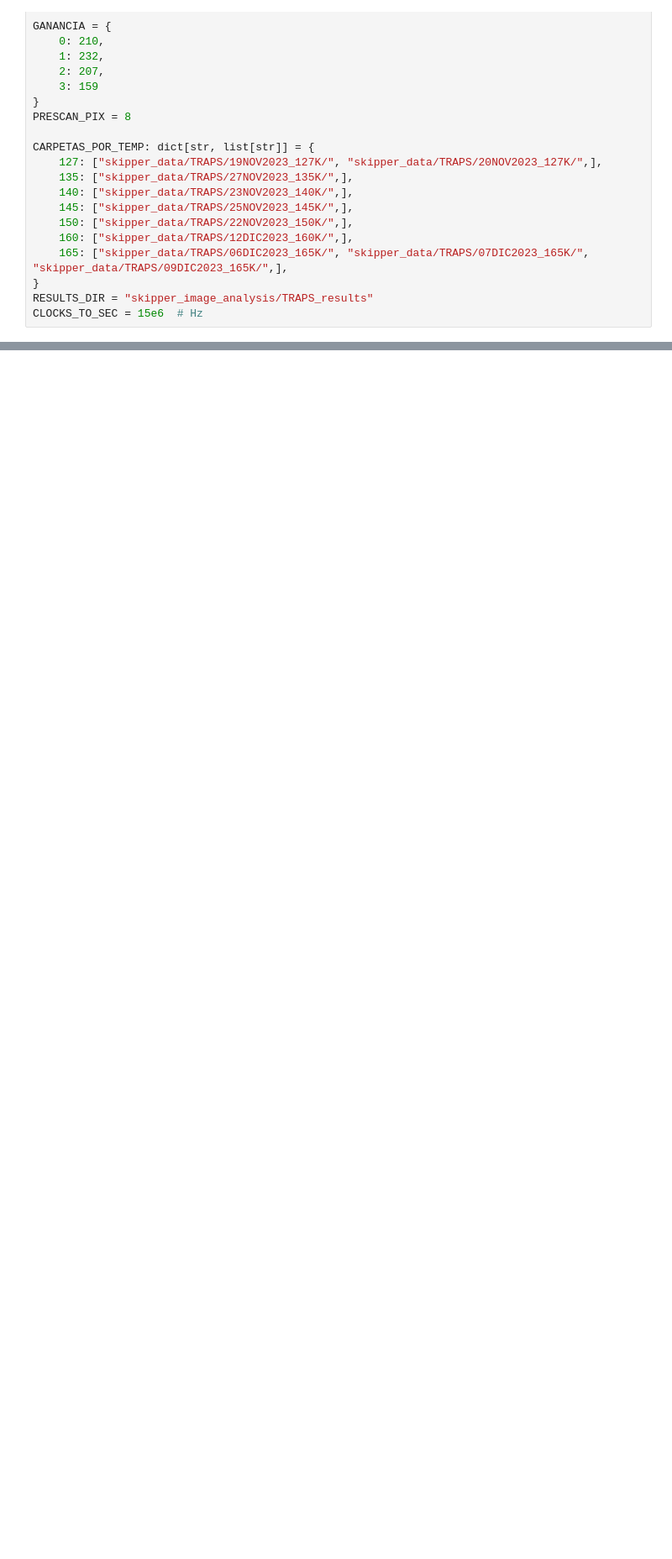
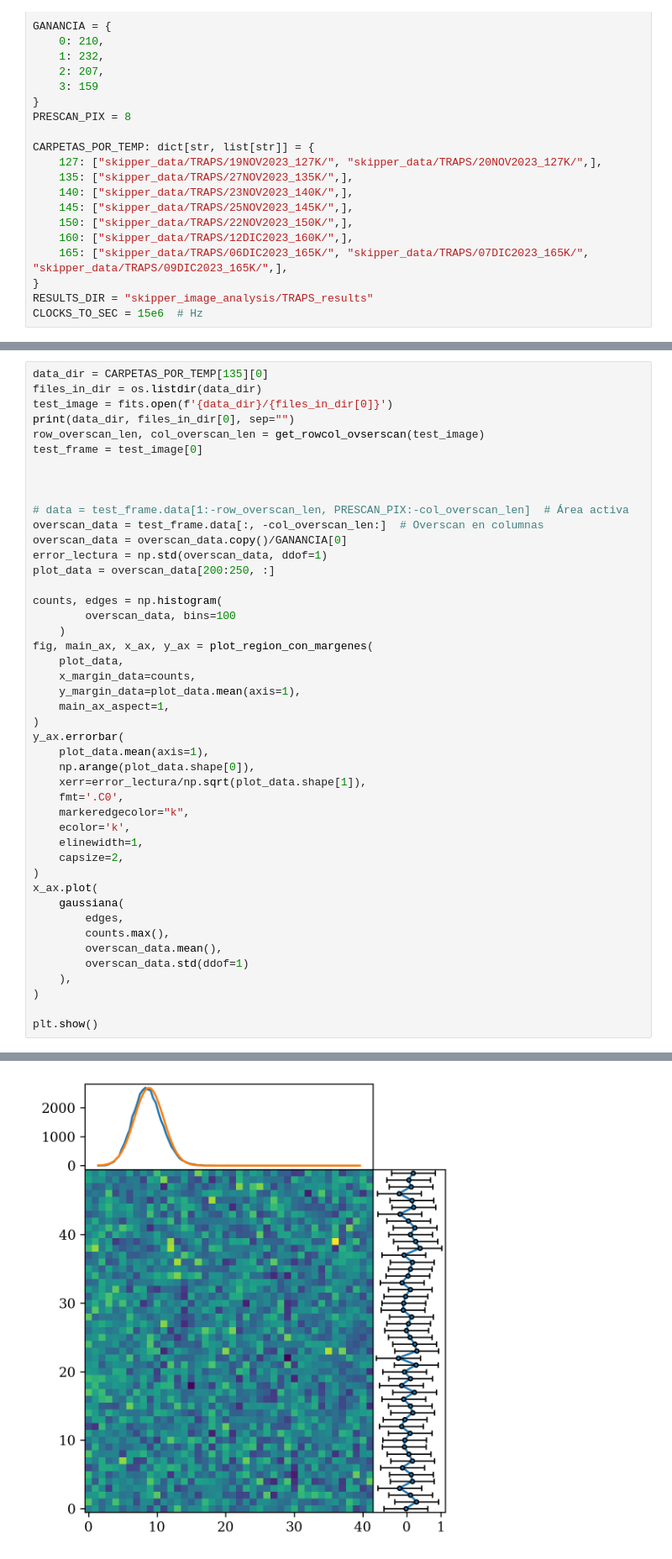
Before and after one commit to agustinbrusco/LAMBDA_Hub, a Jupyter notebook: skipper_image_analysis/reorganized_pocket_analysis.ipynb, the cells around one changed output, grey strips where cells are left out. Shown at 84% size. Saved outputs shown, nothing was run; the diff lists cells and outputs as text; blank space fills up the shorter version.

Commit message:
propagación de errores en más pasos

```diff
--- a/skipper_image_analysis/reorganized_pocket_analysis.ipynb
+++ b/skipper_image_analysis/reorganized_pocket_analysis.ipynb
@@ -58,0 +97,46 @@ CLOCKS_TO_SEC = 15e6  # Hz
+# %%
+data_dir = CARPETAS_POR_TEMP[135][0]
+files_in_dir = os.listdir(data_dir)
+test_image = fits.open(f'{data_dir}/{files_in_dir[0]}')
+print(data_dir, files_in_dir[0], sep="")
+row_overscan_len, col_overscan_len = get_rowcol_ovserscan(test_image)
+test_frame = test_image[0]
+
+
+
+# data = test_frame.data[1:-row_overscan_len, PRESCAN_PIX:-col_overscan_len]  # Área activa
+overscan_data = test_frame.data[:, -col_overscan_len:]  # Overscan en columnas
+overscan_data = overscan_data.copy()/GANANCIA[0]
+error_lectura = np.std(overscan_data, ddof=1)
+plot_data = overscan_data[200:250, :]
+
+counts, edges = np.histogram(
+        overscan_data, bins=100
+    )
+fig, main_ax, x_ax, y_ax = plot_region_con_margenes(
+    plot_data,
+    x_margin_data=counts,
+    y_margin_data=plot_data.mean(axis=1),
+    main_ax_aspect=1,
+)
+y_ax.errorbar(
+    plot_data.mean(axis=1),
+    np.arange(plot_data.shape[0]),
+    xerr=error_lectura/np.sqrt(plot_data.shape[1]),
+    fmt='.C0',
+    markeredgecolor="k",
+    ecolor='k',
+    elinewidth=1,
+    capsize=2,
+)
+x_ax.plot(
+    gaussiana(
+        edges,
+        counts.max(),
+        overscan_data.mean(),
+        overscan_data.std(ddof=1)
+    ),
+)
+
+plt.show()
+# %% [output]
@@ -59,3 +144,4 @@ CLOCKS_TO_SEC = 15e6  # Hz
+[figure, added]
 # %%
 def prepare_frame(
     skipper_image: fits.hdu.hdulist.HDUList,
```
Also changed, not shown: parts of 5 cells of this notebook.
